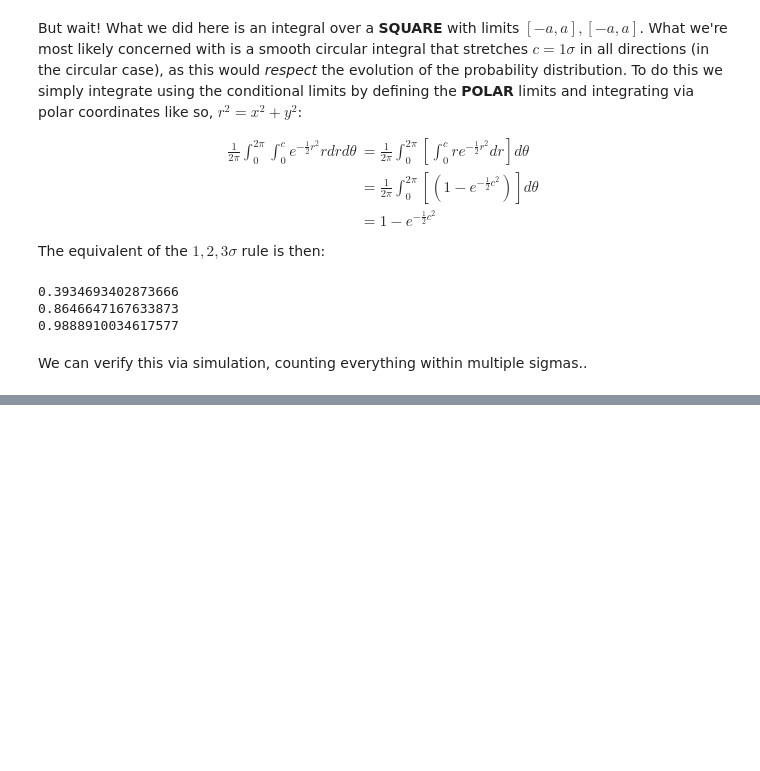
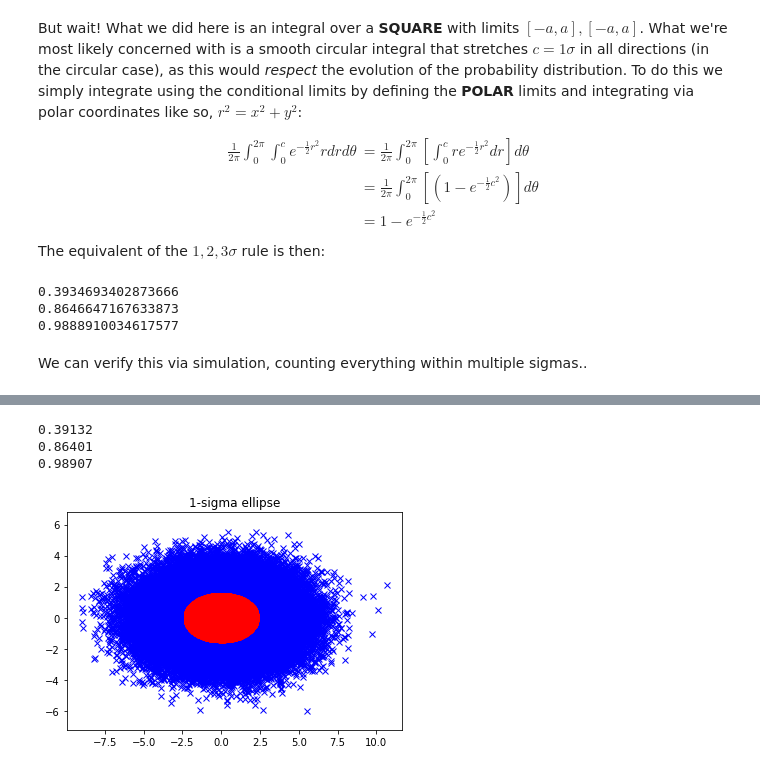
Before and after one commit to icyveins7/pydsproutines, a Jupyter notebook: EllipticalDistributionsAndCombinations.ipynb, the cells around one changed output, grey strips where cells are left out. Drawn from its saved outputs; the diff is of its cells as text; code cells hidden in the pictures; blank space fills up the shorter version.

Commit message:
update elliptical notebook with ellipse integral
also started on the combination parts

```diff
--- a/EllipticalDistributionsAndCombinations.ipynb
+++ b/EllipticalDistributionsAndCombinations.ipynb
@@ -114,0 +154,43 @@ The most straightforward way to extend from circular to elliptical distributions
+# %%
+# Assumes each x,y pair in each row
+def pointsInUncorrelatedZeroMeanEllipse(points, axx, axy):
+    norms = np.linalg.norm(points, axis=1) # find the norm for each point from origin
+
+    theta = np.arctan2(points[:,1]*axx, points[:,0]*axy) # find the equivalent theta for the ellipse projection for each point
+    ellipseX = axx * np.cos(theta) # find the ellipse projection for each point with the same angle
+    ellipseY = axy * np.sin(theta)
+    ellipse = np.vstack((ellipseX, ellipseY)).T
+    ellipseNorms = np.linalg.norm(ellipse, axis=1)
+
+    isInEllipseIdx = np.argwhere(norms < ellipseNorms)
+
+    return ellipse, isInEllipseIdx
+
+mean = [0, 0]
+cov = [[5, 0], [0, 2]]  # diagonal covariance
+
+x, y = np.random.multivariate_normal(mean, cov, 100000).T
+points = np.vstack((x,y)).T
+
+# find the number of points in 1 sigma
+ellipse, isInEllipseIdx = pointsInUncorrelatedZeroMeanEllipse(points, np.sqrt(cov[0][0]), np.sqrt(cov[1][1]))
+
+plt.figure()
+plt.plot(x[:], y[:], 'bx')
+plt.plot(ellipse[:,0], ellipse[:,1], 'k.')
+plt.plot(points[isInEllipseIdx,0], points[isInEllipseIdx,1], 'ro')
+plt.axis('equal')
+plt.title("1-sigma ellipse")
+
+print(len(isInEllipseIdx) / len(points))
+
+# find the number of points in 2 or 3 sigma
+ellipse, isInEllipseIdx = pointsInUncorrelatedZeroMeanEllipse(points, 2*np.sqrt(cov[0][0]), 2*np.sqrt(cov[1][1]))
+print(len(isInEllipseIdx) / len(points))
+ellipse, isInEllipseIdx = pointsInUncorrelatedZeroMeanEllipse(points, 3*np.sqrt(cov[0][0]), 3*np.sqrt(cov[1][1]))
+print(len(isInEllipseIdx) / len(points))
+# %% [output]
+0.39132
+0.86401
+0.98907
+[figure, added]
```
Also changed, not shown: parts of 6 cells of this notebook.
